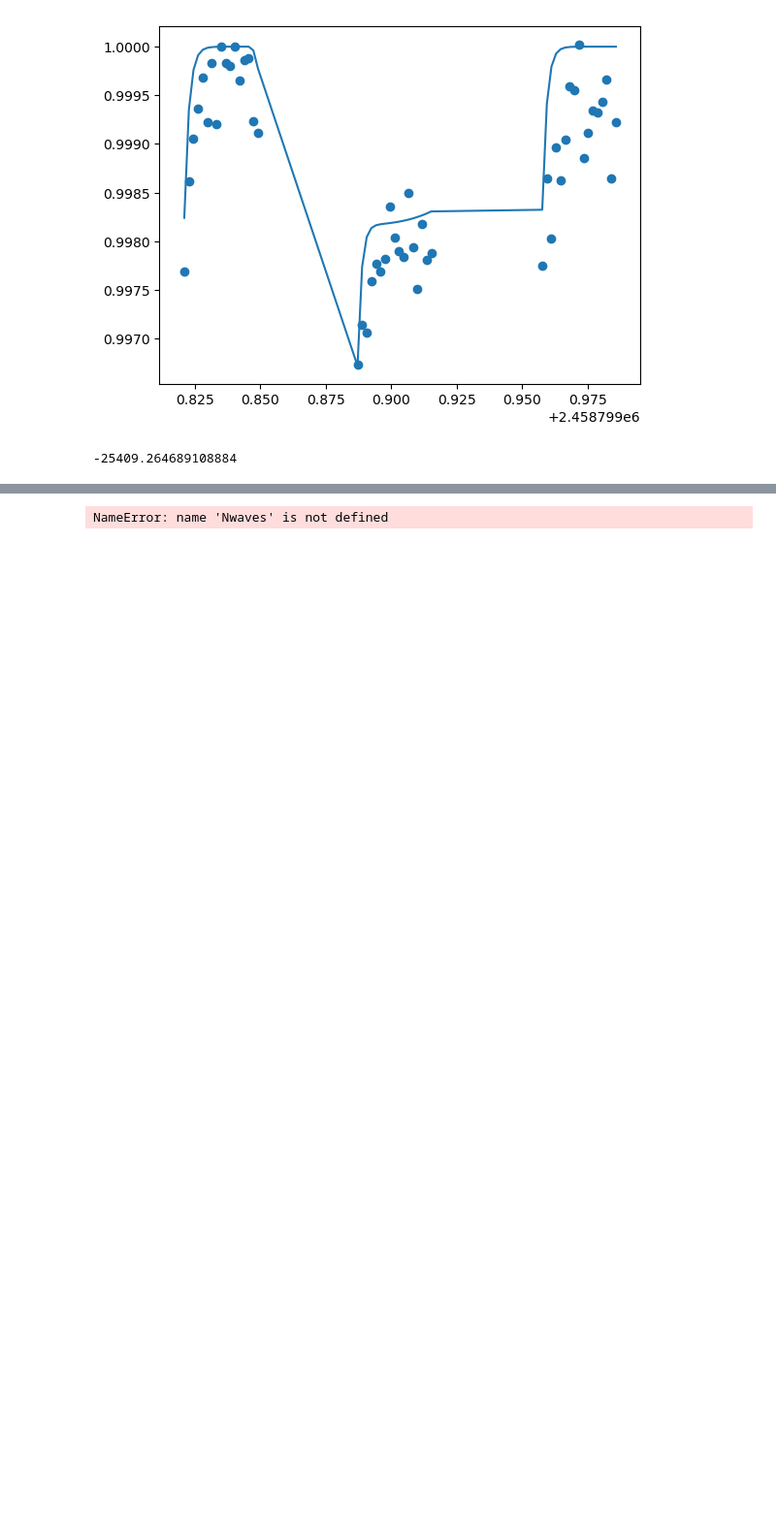
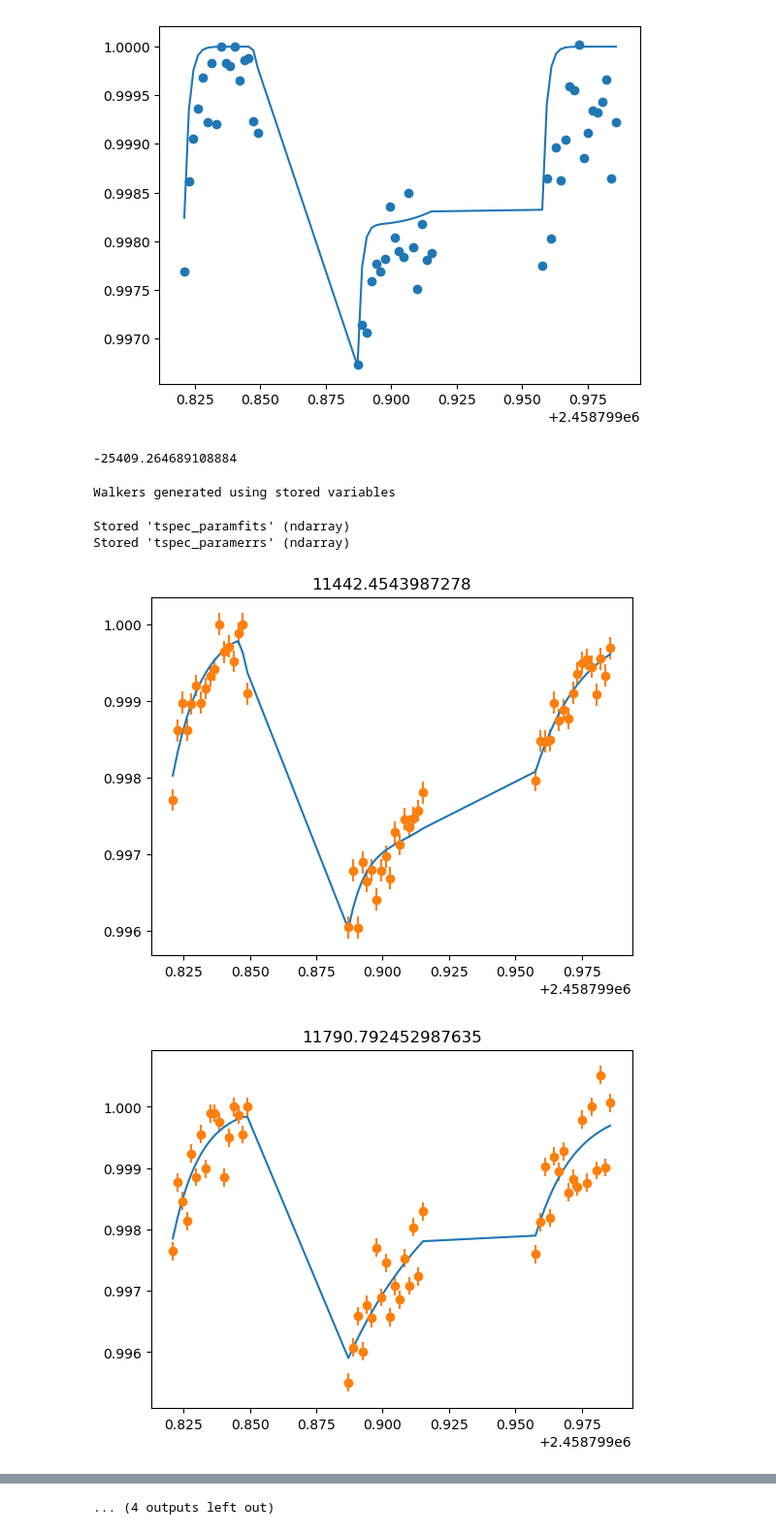
Before and after one commit to mm-murphy/hd219666b, a Jupyter notebook: modeling/Light Curve Fit - HST Spectral LightCurves.ipynb, the cells around one changed output, grey strips where cells are left out. Shown at 97% size. Saved outputs shown, nothing was run; the diff lists cells and outputs as text; code cells hidden in the pictures; blank space fills up the shorter version.

```diff
--- a/modeling/Light Curve Fit - HST Spectral LightCurves.ipynb
+++ b/modeling/Light Curve Fit - HST Spectral LightCurves.ipynb
@@ -213,19 +213,31 @@ print(lnPost_init)
 # Setting up and initializing MCMC
 Ndimensions = len(theta_init)
 Nwalkers = 3*Ndimensions
-Nsteps = 10000
+Nsteps = 20000
 
 # Initializing walker positions
 pos = np.zeros((Nwalkers, Ndimensions))
 
 try:
-    # if we ran this before, initialize based on previous run's best fits
+    # if I stored previous run's fit values, initialize based on those
+    %store -r tspec_paramfits
+    %store -r tspec_paramerrs
     for i in range(Ndimensions):
-        pos[:,i] = param_fits[i] + 0.5*np.random.normal(0., param_uperrs[i], Nwalkers)
+        pos[:,i] = tspec_paramfits[i] + 0.5*np.random.normal(0., tspec_paramerrs[i], Nwalkers)
+    print('Walkers generated using stored variables')
 except:
-    # if not, then use theta_init array
-    for i in range(Ndimensions):
-        pos[:,i] = theta_init[i] + 0.5*np.random.normal(0., priorerrs[i], Nwalkers)
+    try:
+        # if we ran this before, initialize based on previous run's best fits
+        for i in range(Ndimensions):
+            pos[:,i] = param_fits[i] + 0.5*np.random.normal(0., param_uperrs[i], Nwalkers)
+        print('Walkers generated using param_fits')
+    except:
+        # if not, then use theta_init array
+        for i in range(Ndimensions):
+            pos[:,i] = theta_init[i] + 0.5*np.random.normal(0., priorerrs[i], Nwalkers)
+        print('Walkers generated using theta_init')
+# %% [output]
+Walkers generated using stored variables
 # %%
 with Pool() as pool:
     sampler = mc.EnsembleSampler(Nwalkers, Ndimensions, lnPosterior, pool=pool)
@@ -244,4 +256,14 @@ loglikelihoods = loglikelihoods[burn*Nwalkers:]
 param_fits = np.asarray([np.median(flatsamples[:,i]) for i in range(samples.shape[2])])
 param_uperrs = np.asarray([np.percentile(flatsamples[:,i], 84) for i in range(samples.shape[2])]) - param_fits
 param_loerrs = param_fits - np.asarray([np.percentile(flatsamples[:,i], 16) for i in range(samples.shape[2])])
+# %%
+storeVals = True
+if storeVals:
+    tspec_paramfits = np.copy(param_fits)
+    tspec_paramerrs = np.copy(param_uperrs)
+    %store tspec_paramfits
+    %store tspec_paramerrs
+# %% [output]
+Stored 'tspec_paramfits' (ndarray)
+Stored 'tspec_paramerrs' (ndarray)
 # %%
@@ -260,12 +282,14 @@ plt.show()
 # %%
 for wav in range(Nwaves):
     tmodel = transit(param_fits[wav], BATMAN_initmodel)
-    hmodel = hook(param_fits[Nwaves+(3*wav): Nwaves+(3*wav)+3])
+    hmodel = hook(param_fits[Nwaves+(6*wav): Nwaves+(6*wav)+6])
     fullmodel = tmodel*hmodel
 
     plt.plot(times, fullmodel)
     plt.errorbar(times, fluxes[:,wav], errors[:,wav],
                 marker='o', ls='None')
     plt.title(str(waves[wav]))
     plt.show()
 # %% [output]
+[figure, added]
+[figure, added]
@@ -272,4 +306,4 @@ for wav in range(Nwaves):
-NameError: name 'Nwaves' is not defined
+... (4 outputs left out)
 # %%
 depths = np.zeros(Nwaves)
 deptherrs = np.zeros(Nwaves)
```
Also changed, not shown: parts of 6 cells of this notebook.
